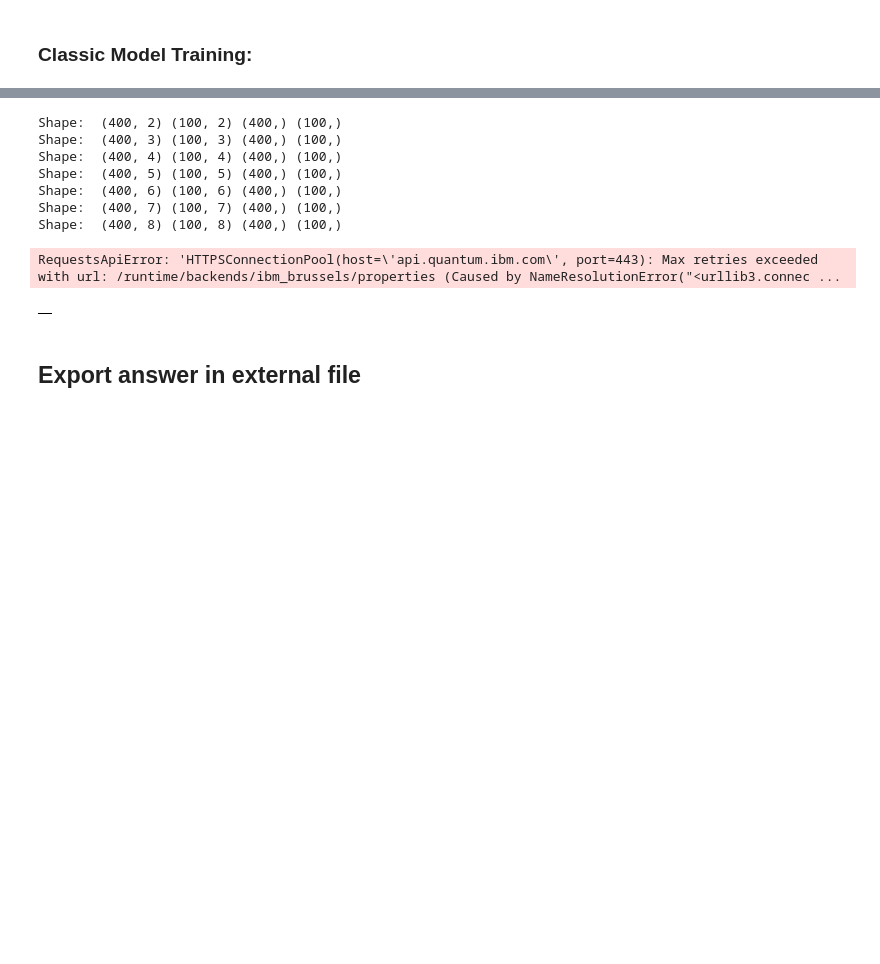
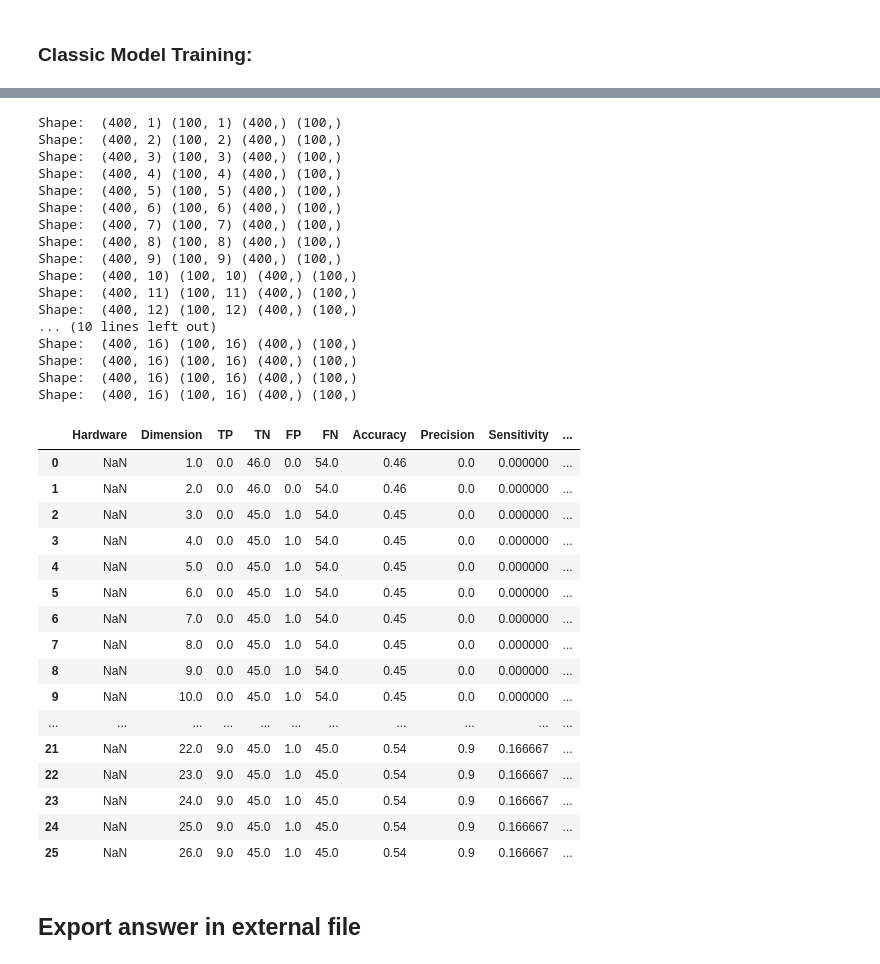
Before and after one commit to SthePasso/QML_in_SCM, a Jupyter notebook: 01 - QML in SCM.ipynb, the cells around one changed output, grey strips where cells are left out. Drawn from its saved outputs; the diff is of its cells as text; code cells hidden in the pictures; blank space fills up the shorter version.

```diff
--- a/01 - QML in SCM.ipynb
+++ b/01 - QML in SCM.ipynb
@@ -849,22 +904,0 @@ Shape:  (400, 9) (100, 9) (400,) (100,)
-# %%
-# Initialize an empty DataFrame to collect results
-big_df_result_brain_200 = pd.DataFrame()
-
-# Run the function 20 times and append the results
-for _ in range(20):
-    df_result_brain = main_brain_tumor("ibm_brussels")
-    big_df_result_brain_200 = pd.concat([big_df_result_brain_200, df_result_brain], ignore_index=True)
-
-# Save the combined DataFrame as a CSV file
-big_df_result_brain_200.to_csv("df_result_ibm_brussels_200kCLOPS2.csv", index=False)
-
-print("The combined DataFrame has been saved as 'df_result_ibm_brussels_200kCLOPS.csv'.")
-# %% [output]
-Shape:  (400, 2) (100, 2) (400,) (100,)
-Shape:  (400, 3) (100, 3) (400,) (100,)
-Shape:  (400, 4) (100, 4) (400,) (100,)
-Shape:  (400, 5) (100, 5) (400,) (100,)
-Shape:  (400, 6) (100, 6) (400,) (100,)
-Shape:  (400, 7) (100, 7) (400,) (100,)
-Shape:  (400, 8) (100, 8) (400,) (100,)
-RequestsApiError: 'HTTPSConnectionPool(host=\'api.quantum.ibm.com\', port=443): Max retries exceeded with url: /runtime/backends/ibm_brussels/properties (Caused by NameResolutionError("<urllib3.connec ...
@@ -873,4 +904,0 @@ big_df_result_brain_200.to_csv("df_result_ibm_brussels_200kCLOPS2.csv", index=Fa
-# %%
-big_df_result_brain_200.head()
-# %% [output]
-|  |
@@ -891,0 +905,41 @@ print("The combined DataFrame has been saved as 'df_result_ibm_brussels_29kCLOPS
+# %%
+df_result_svc = main_svc_correlation(0) #"ibm_brisbane", start_at=2, end_at=20)
+df_result_svc
+
+# df_result_svc = main_svc_correlation(1) #"ibm_brisbane", start_at=2, end_at=20)
+# df_result_svc
+# %% [output]
+Shape:  (400, 1) (100, 1) (400,) (100,)
+Shape:  (400, 2) (100, 2) (400,) (100,)
+Shape:  (400, 3) (100, 3) (400,) (100,)
+Shape:  (400, 4) (100, 4) (400,) (100,)
+Shape:  (400, 5) (100, 5) (400,) (100,)
+Shape:  (400, 6) (100, 6) (400,) (100,)
+Shape:  (400, 7) (100, 7) (400,) (100,)
+Shape:  (400, 8) (100, 8) (400,) (100,)
+Shape:  (400, 9) (100, 9) (400,) (100,)
+Shape:  (400, 10) (100, 10) (400,) (100,)
+Shape:  (400, 11) (100, 11) (400,) (100,)
+Shape:  (400, 12) (100, 12) (400,) (100,)
+... (10 lines left out)
+Shape:  (400, 16) (100, 16) (400,) (100,)
+Shape:  (400, 16) (100, 16) (400,) (100,)
+Shape:  (400, 16) (100, 16) (400,) (100,)
+Shape:  (400, 16) (100, 16) (400,) (100,)
+|  | Hardware | Dimension | TP | TN | FP | FN | Accuracy | Precision | Sensitivity | ... |
+| 0 | NaN | 1.0 | 0.0 | 46.0 | 0.0 | 54.0 | 0.46 | 0.0 | 0.000000 | ... |
+| 1 | NaN | 2.0 | 0.0 | 46.0 | 0.0 | 54.0 | 0.46 | 0.0 | 0.000000 | ... |
+| 2 | NaN | 3.0 | 0.0 | 45.0 | 1.0 | 54.0 | 0.45 | 0.0 | 0.000000 | ... |
+| 3 | NaN | 4.0 | 0.0 | 45.0 | 1.0 | 54.0 | 0.45 | 0.0 | 0.000000 | ... |
+| 4 | NaN | 5.0 | 0.0 | 45.0 | 1.0 | 54.0 | 0.45 | 0.0 | 0.000000 | ... |
+| 5 | NaN | 6.0 | 0.0 | 45.0 | 1.0 | 54.0 | 0.45 | 0.0 | 0.000000 | ... |
+| 6 | NaN | 7.0 | 0.0 | 45.0 | 1.0 | 54.0 | 0.45 | 0.0 | 0.000000 | ... |
+| 7 | NaN | 8.0 | 0.0 | 45.0 | 1.0 | 54.0 | 0.45 | 0.0 | 0.000000 | ... |
+| 8 | NaN | 9.0 | 0.0 | 45.0 | 1.0 | 54.0 | 0.45 | 0.0 | 0.000000 | ... |
+| 9 | NaN | 10.0 | 0.0 | 45.0 | 1.0 | 54.0 | 0.45 | 0.0 | 0.000000 | ... |
+| ... | ... | ... | ... | ... | ... | ... | ... | ... | ... | ... |
+| 21 | NaN | 22.0 | 9.0 | 45.0 | 1.0 | 45.0 | 0.54 | 0.9 | 0.166667 | ... |
+| 22 | NaN | 23.0 | 9.0 | 45.0 | 1.0 | 45.0 | 0.54 | 0.9 | 0.166667 | ... |
+| 23 | NaN | 24.0 | 9.0 | 45.0 | 1.0 | 45.0 | 0.54 | 0.9 | 0.166667 | ... |
+| 24 | NaN | 25.0 | 9.0 | 45.0 | 1.0 | 45.0 | 0.54 | 0.9 | 0.166667 | ... |
+| 25 | NaN | 26.0 | 9.0 | 45.0 | 1.0 | 45.0 | 0.54 | 0.9 | 0.166667 | ... |
```
Also changed, not shown: parts of 24 cells of this notebook, 6 other files.
